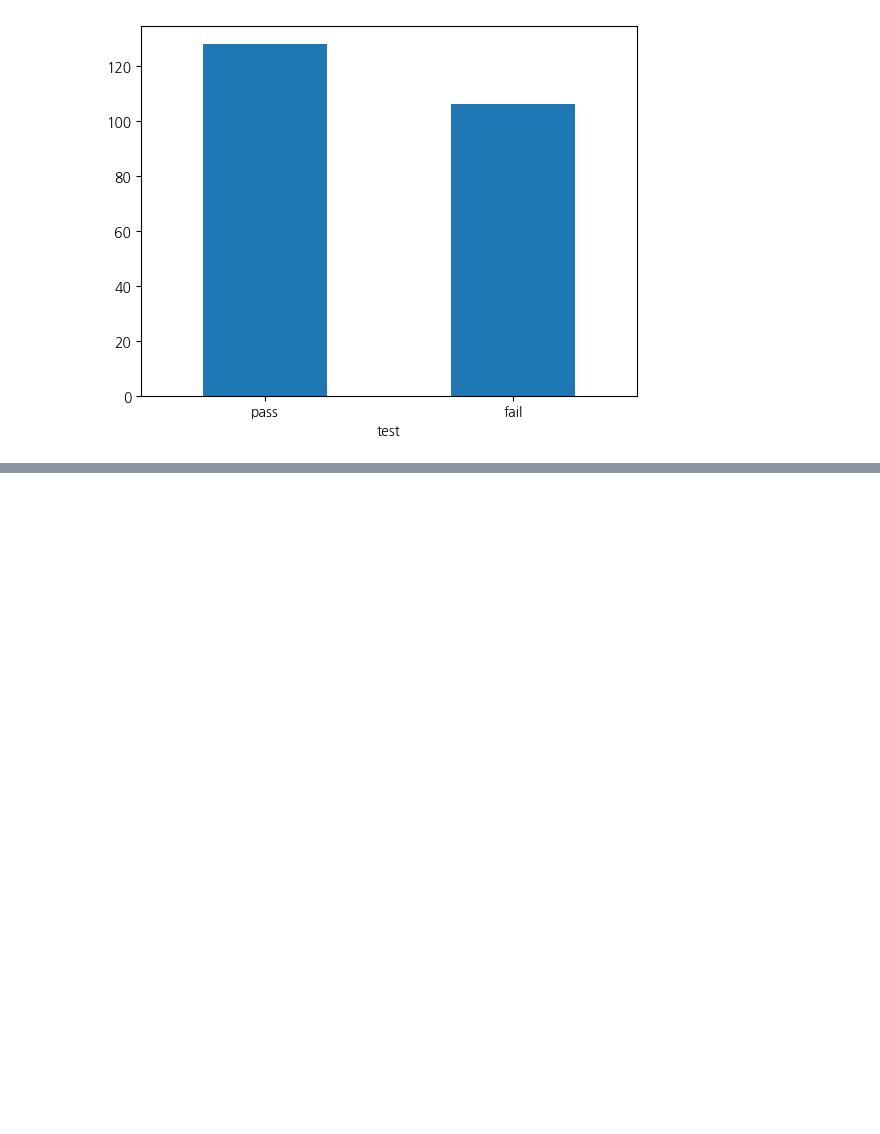
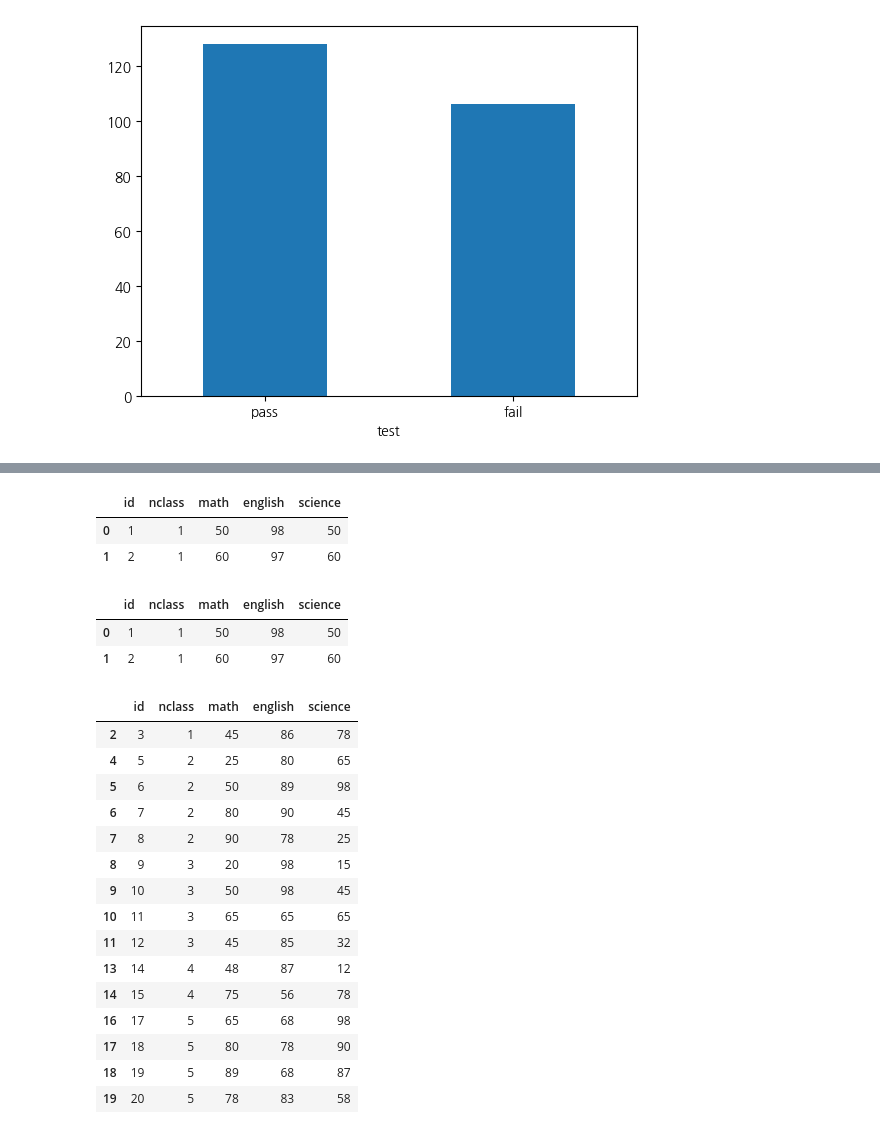
Before and after one commit to zziziz/2025-1-BDA, a Jupyter notebook: inclass/05w_A_mon_0407_easy_ch05_06.ipynb, the cells around one changed output, grey strips where cells are left out. Saved outputs shown, nothing was run; the diff lists cells and outputs as text; code cells hidden in the pictures; blank space fills up the shorter version.

```diff
--- a/inclass/05w_A_mon_0407_easy_ch05_06.ipynb
+++ b/inclass/05w_A_mon_0407_easy_ch05_06.ipynb
@@ -433,0 +471,33 @@ memory usage: 20.2+ KB
+# %%
+# 1반이면서 수학 점수가 50 점 이상인 경우
+exam.query('nclass == 1 & math >= 50')
+# %% [output]
+|  | id | nclass | math | english | science |
+| 0 | 1 | 1 | 50 | 98 | 50 |
+| 1 | 2 | 1 | 60 | 97 | 60 |
+# %%
+exam[(exam.nclass == 1) & (exam.math >= 50)] # 괄호를 반드시 사용
+# %% [output]
+|  | id | nclass | math | english | science |
+| 0 | 1 | 1 | 50 | 98 | 50 |
+| 1 | 2 | 1 | 60 | 97 | 60 |
+# %%
+# 영어 점수가 90점 미만이거나 과학 점수가 50점 미만인 경우
+exam.query('english < 90 | science < 50')
+# %% [output]
+|  | id | nclass | math | english | science |
+| 2 | 3 | 1 | 45 | 86 | 78 |
+| 4 | 5 | 2 | 25 | 80 | 65 |
+| 5 | 6 | 2 | 50 | 89 | 98 |
+| 6 | 7 | 2 | 80 | 90 | 45 |
+| 7 | 8 | 2 | 90 | 78 | 25 |
+| 8 | 9 | 3 | 20 | 98 | 15 |
+| 9 | 10 | 3 | 50 | 98 | 45 |
+| 10 | 11 | 3 | 65 | 65 | 65 |
+| 11 | 12 | 3 | 45 | 85 | 32 |
+| 13 | 14 | 4 | 48 | 87 | 12 |
+| 14 | 15 | 4 | 75 | 56 | 78 |
+| 16 | 17 | 5 | 65 | 68 | 98 |
+| 17 | 18 | 5 | 80 | 78 | 90 |
+| 18 | 19 | 5 | 89 | 68 | 87 |
+| 19 | 20 | 5 | 78 | 83 | 58 |
```
Also changed, not shown: parts of 9 cells of this notebook.
